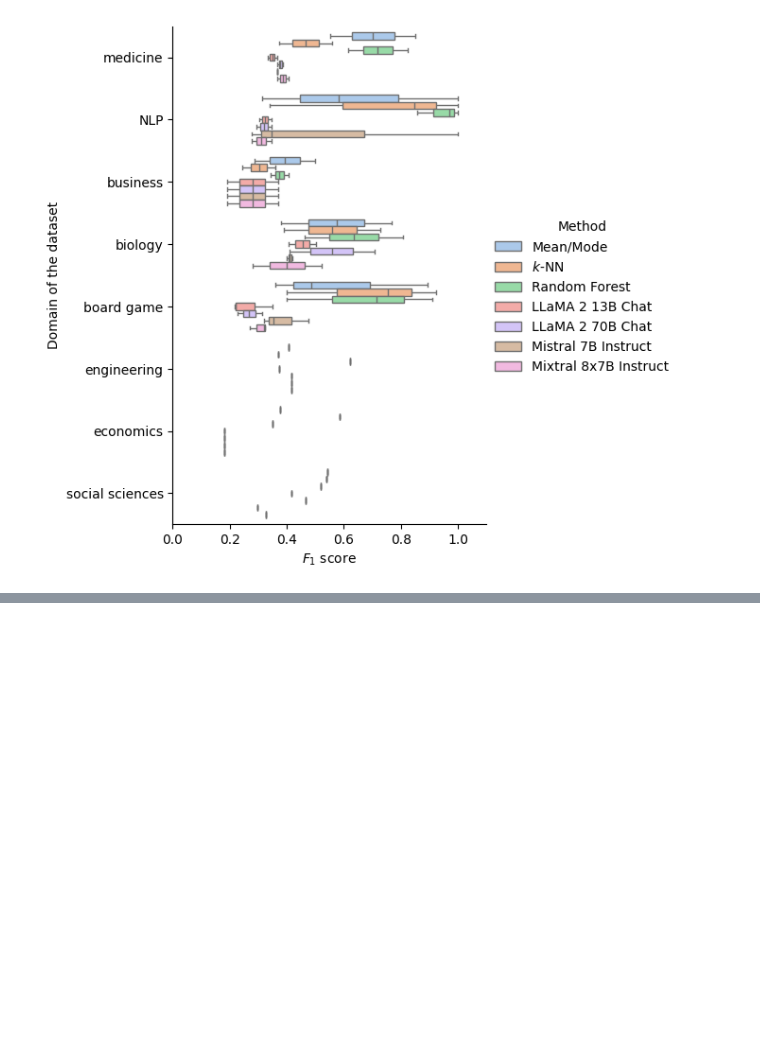
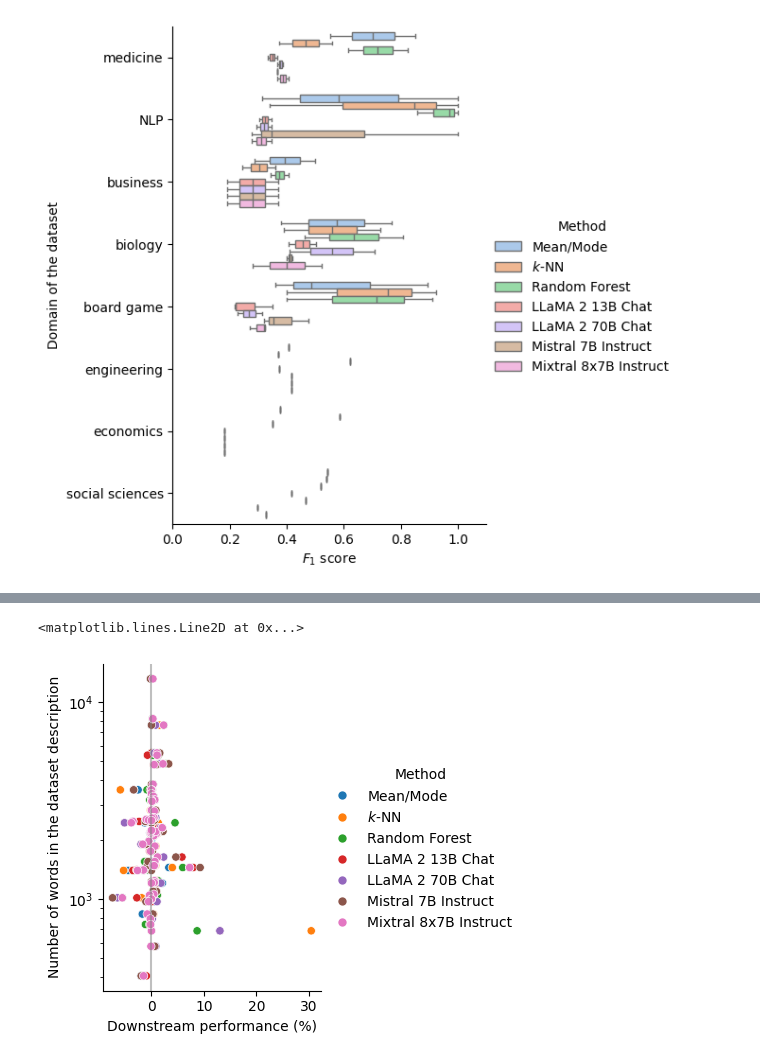
Before and after one commit to Selbosh/quantllm, a Jupyter notebook: scripts/imputation/visualize.ipynb, the cells around one changed output, grey strips where cells are left out. Drawn from its saved outputs; the diff is of its cells as text; code cells hidden in the pictures; blank space fills up the shorter version.

```diff
--- a/scripts/imputation/visualize.ipynb
+++ b/scripts/imputation/visualize.ipynb
@@ -98,0 +104,11 @@ macro_f1_df = macro_f1_df.sort_values('method_id').reset_index(drop=True)
+# %%
+downstream_baseline_df_filepath = output_dirpath / 'baseline/train_incomplete/downstream_complete.csv'
+downstream_baseline_df = pd.read_csv(downstream_baseline_df_filepath, header=0)
+downstream_baseline_df = downstream_baseline_df.drop(['timestamp'], axis=1)
+downstream_baseline_df['method'] = 'Baseline'
+downstream_baseline_df['method_id'] = -1
+downstream_baseline_df['openml_desc_len'] = downstream_baseline_df['openml_id'].map(dataset_length_dict)
+downstream_baseline_df['category'] = downstream_baseline_df['openml_id'].map(dataset_category_dict)
+downstream_baseline_df['n_features'] = downstream_baseline_df['openml_id'].map(dataset_num_features_dict)
+downstream_baseline_df = downstream_baseline_df.groupby(['method', 'method_id', 'openml_id', 'openml_desc_len', 'category', 'missingness']).mean().reset_index()
+downstream_baseline_df = downstream_baseline_df.sort_values('method_id').reset_index(drop=True)
@@ -98,0 +131,16 @@ macro_f1_df = macro_f1_df.sort_values('method_id').reset_index(drop=True)
+# %%
+def downstream_performance(downstream_df: pd.DataFrame):
+    # calculate accuracy(method) / (accuracy(best) - accuracy(baseline))
+    downstream_df_copy = downstream_df.copy()
+    for openml_id in downstream_baseline_df['openml_id']:
+        baseline_accuracy = downstream_baseline_df[downstream_baseline_df['openml_id'] == openml_id]['accuracy'].values[0]
+        best_accuracy = downstream_df_copy[downstream_df['openml_id'] == openml_id]['accuracy'].max()
+        baseline_f1 = downstream_baseline_df[downstream_baseline_df['openml_id'] == openml_id]['macro_f1'].values[0]
+        best_f1 = downstream_df_copy[downstream_df['openml_id'] == openml_id]['macro_f1'].max()
+        # downstream_df_copy.loc[downstream_df_copy['openml_id'] == openml_id, 'effect_accuracy'] = downstream_df_copy[downstream_df_copy['openml_id'] == openml_id]['accuracy'] / (baseline_accuracy) - 1
+        downstream_df_copy.loc[downstream_df_copy['openml_id'] == openml_id, 'effect_accuracy'] = (downstream_df_copy[downstream_df_copy['openml_id'] == openml_id]['accuracy'] - baseline_accuracy) / baseline_accuracy * 100
+        # downstream_df_copy.loc[downstream_df_copy['openml_id'] == openml_id, 'effect_macro_f1'] = downstream_df_copy[downstream_df_copy['openml_id'] == openml_id]['macro_f1'] / (baseline_f1) - 1
+        downstream_df_copy.loc[downstream_df_copy['openml_id'] == openml_id, 'effect_macro_f1'] = (downstream_df_copy[downstream_df_copy['openml_id'] == openml_id]['macro_f1'] - baseline_f1) / baseline_f1 * 100
+    return downstream_df_copy
+# %%
+downstream_df = downstream_performance(downstream_df)
@@ -282,0 +554,5 @@ g.fig.savefig(output_dirpath / 'fig/f1-domain-all.pdf', bbox_inches='tight')
+# %%
+downstream_df_desclen_summary = downstream_df.drop(['openml_id', 'missingness', 'category'], axis=1)
+downstream_df_desclen_summary = downstream_df_desclen_summary.groupby(['method', 'openml_desc_len']).mean().reset_index()
+downstream_df_desclen_summary = downstream_df_desclen_summary.sort_values('method_id').reset_index(drop=True)
+downstream_df_desclen_summary
@@ -282,0 +573,12 @@ g.fig.savefig(output_dirpath / 'fig/f1-domain-all.pdf', bbox_inches='tight')
+# %%
+g = sns.relplot(
+    data=downstream_df_desclen_summary, x='effect_accuracy', y='openml_desc_len', hue='method', height=4, aspect=0.9,
+)
+g.ax.set_xlabel('Downstream performance (%)')
+g.ax.set_ylabel('Number of words in the dataset description')
+g.legend.set_title('Method')
+g.ax.set_yscale('log')
+g.ax.axvline(x=0, color='gray', alpha=0.5)
+# %% [output]
+<matplotlib.lines.Line2D at 0x...>
+[figure, added]
```
Also changed, not shown: parts of 18 cells of this notebook, 3 other files.
